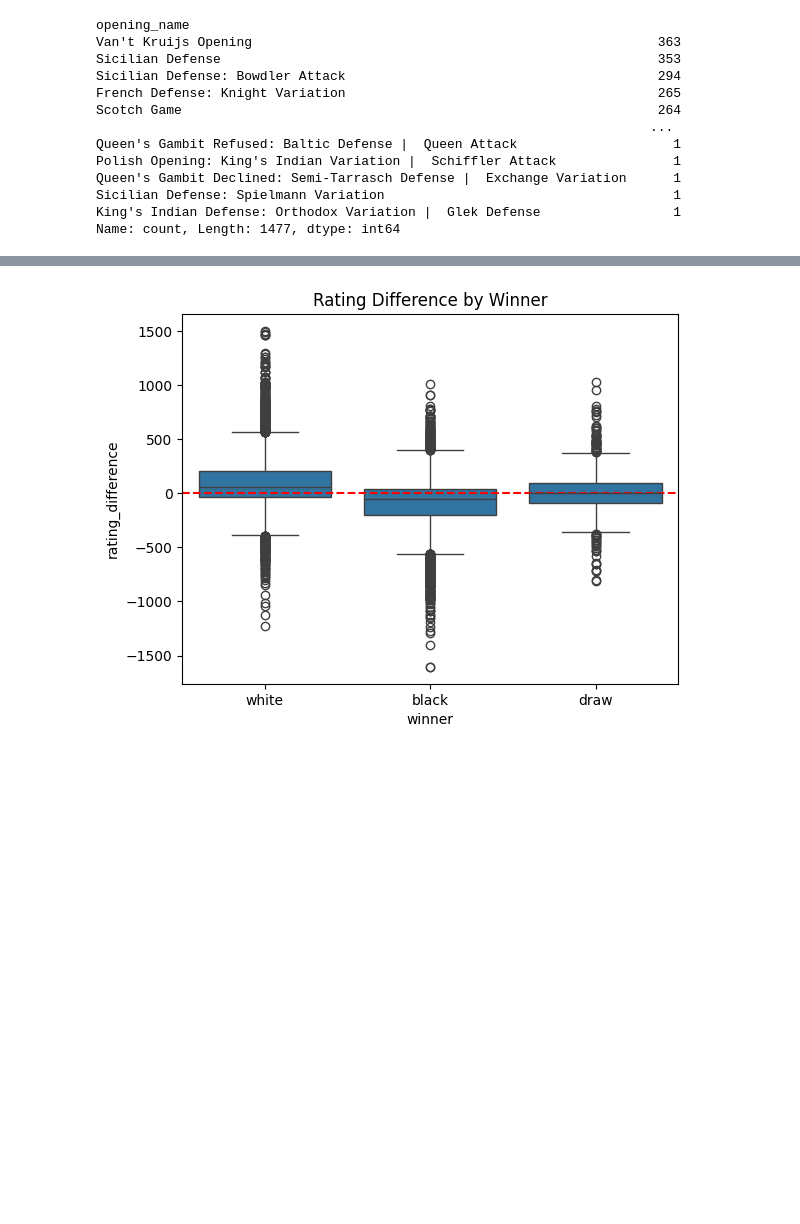
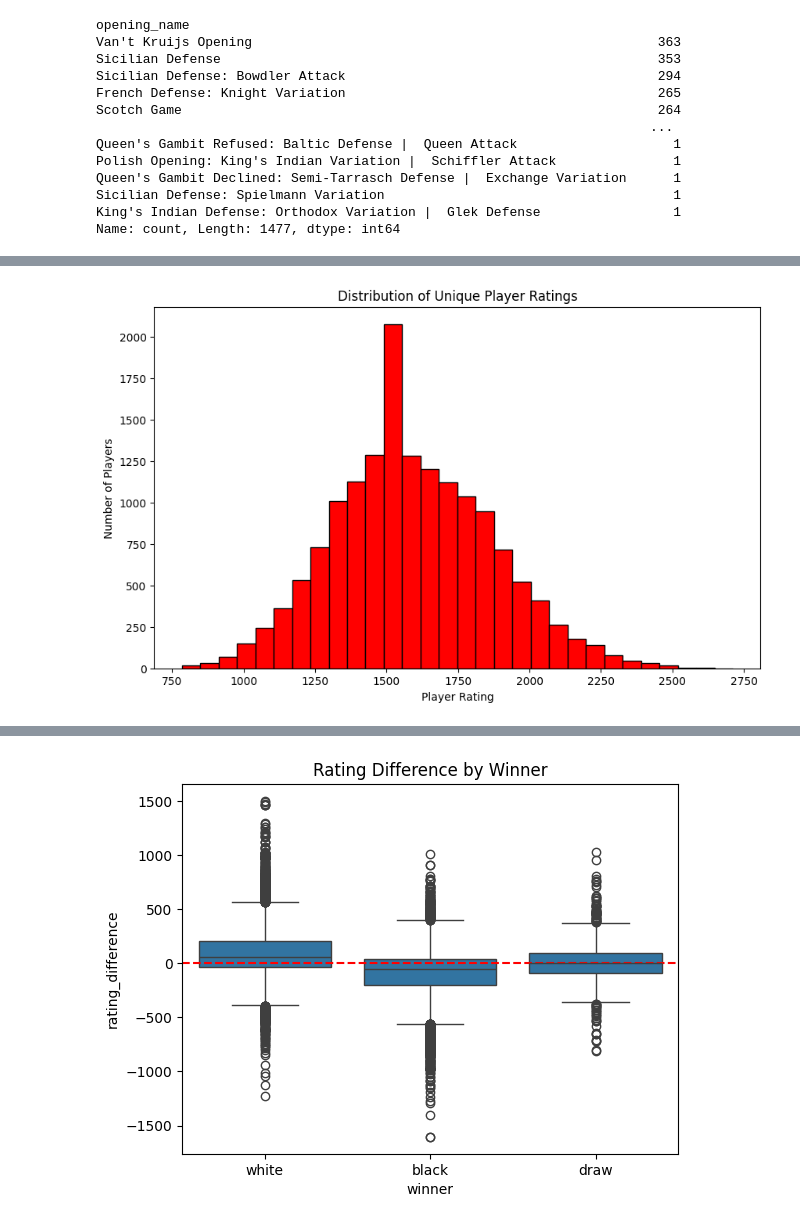
Before and after one commit to booyah-1902/AI_Mastery, a Jupyter notebook: AI-Mastery-Week-1/Machine Learning/Chess/Lichess Data Analysis.ipynb, the cells around one changed output, grey strips where cells are left out. Saved outputs shown, nothing was run; the diff lists cells and outputs as text; code cells hidden in the pictures; blank space fills up the shorter version.

```diff
--- a/AI-Mastery-Week-1/Machine Learning/Chess/Lichess Data Analysis.ipynb
+++ b/AI-Mastery-Week-1/Machine Learning/Chess/Lichess Data Analysis.ipynb
@@ -128,0 +218,16 @@ Name: count, Length: 1477, dtype: int64
+# %%
+players = pd.DataFrame({
+    "player_id": pd.concat([games["white_id"], games["black_id"]], ignore_index=True),
+    "rating":    pd.concat([games["white_rating"], games["black_rating"]], ignore_index=True)
+})
+
+players_unique = players.groupby("player_id")["rating"].mean().reset_index()
+
+plt.figure(figsize=(10,6))
+plt.hist(players_unique["rating"], bins=30, edgecolor="black", color="r")
+plt.title("Distribution of Unique Player Ratings")
+plt.xlabel("Player Rating")
+plt.ylabel("Number of Players")
+plt.show()
+# %% [output]
+[figure, added]
```
Also changed, not shown: parts of 17 cells of this notebook.
